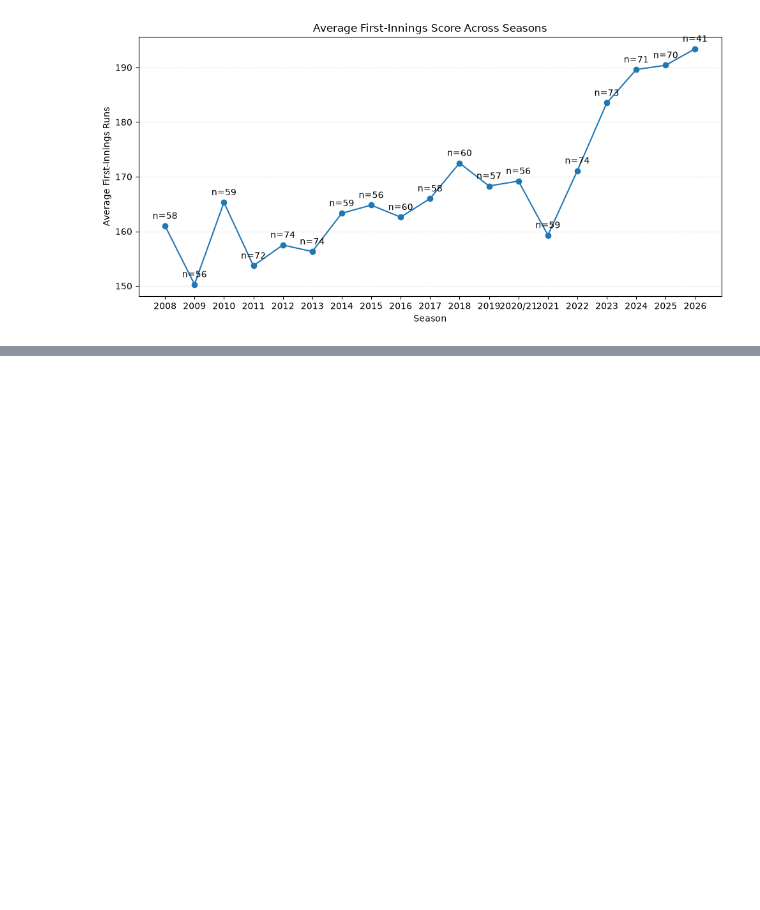
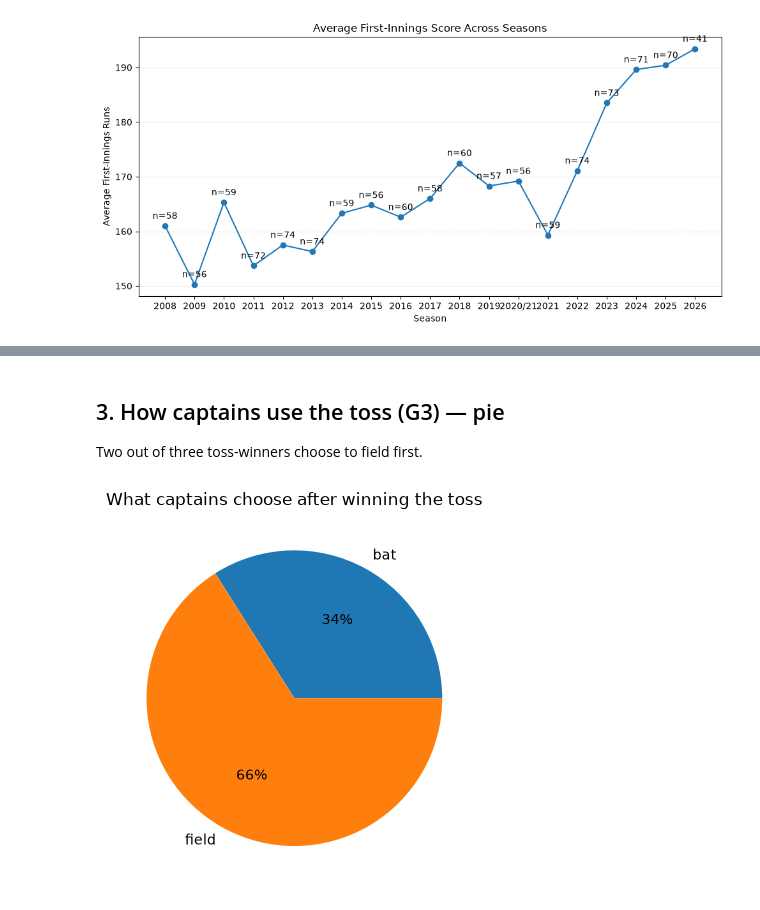
Before and after one commit to dinancsbca25dbi-bot/ipl-cricket-analytics, a Jupyter notebook: notebooks/03_analysis.ipynb, the cells around one changed output, grey strips where cells are left out. Drawn from its saved outputs; the diff is of its cells as text; code cells hidden in the pictures; blank space fills up the shorter version.

```diff
--- a/notebooks/03_analysis.ipynb
+++ b/notebooks/03_analysis.ipynb
@@ -3144,0 +3147,32 @@ plt.close(fig)
+# %%
+import sqlite3
+import pandas as pd
+import matplotlib.pyplot as plt
+
+# Connect to the existing IPL database
+con = sqlite3.connect("../data/raw/ipl.db")
+
+# Check available tables
+tables = pd.read_sql("""
+    SELECT name
+    FROM sqlite_master
+    WHERE type = 'table'
+    ORDER BY name;
+""", con)
+
+print("Available tables:")
+print(tables["name"].tolist())
+
+# Load the matches table
+matches = pd.read_sql("""
+    SELECT *
+    FROM matches;
+""", con)
+
+print("\nMatches table:")
+display(matches.head())
+
+print("\nShape:", matches.shape)
+
+print("\nColumns:")
+print(matches.columns.tolist())
@@ -3144,0 +3235,13 @@ plt.close(fig)
+# %% [markdown]
+## 3. How captains use the toss (G3) — pie
+Two out of three toss-winners choose to field first.
+# %%
+df = pd.read_sql("""
+    SELECT toss_decision, COUNT(*) AS matches
+    FROM matches GROUP BY toss_decision
+""", con, index_col="toss_decision")
+df.plot(kind="pie", y="matches", autopct="%.0f%%", legend=False, ylabel="",
+        title="What captains choose after winning the toss")
+plt.show()
+# %% [output]
+[figure, added]
```
Also changed, not shown: parts of 25 cells of this notebook.
